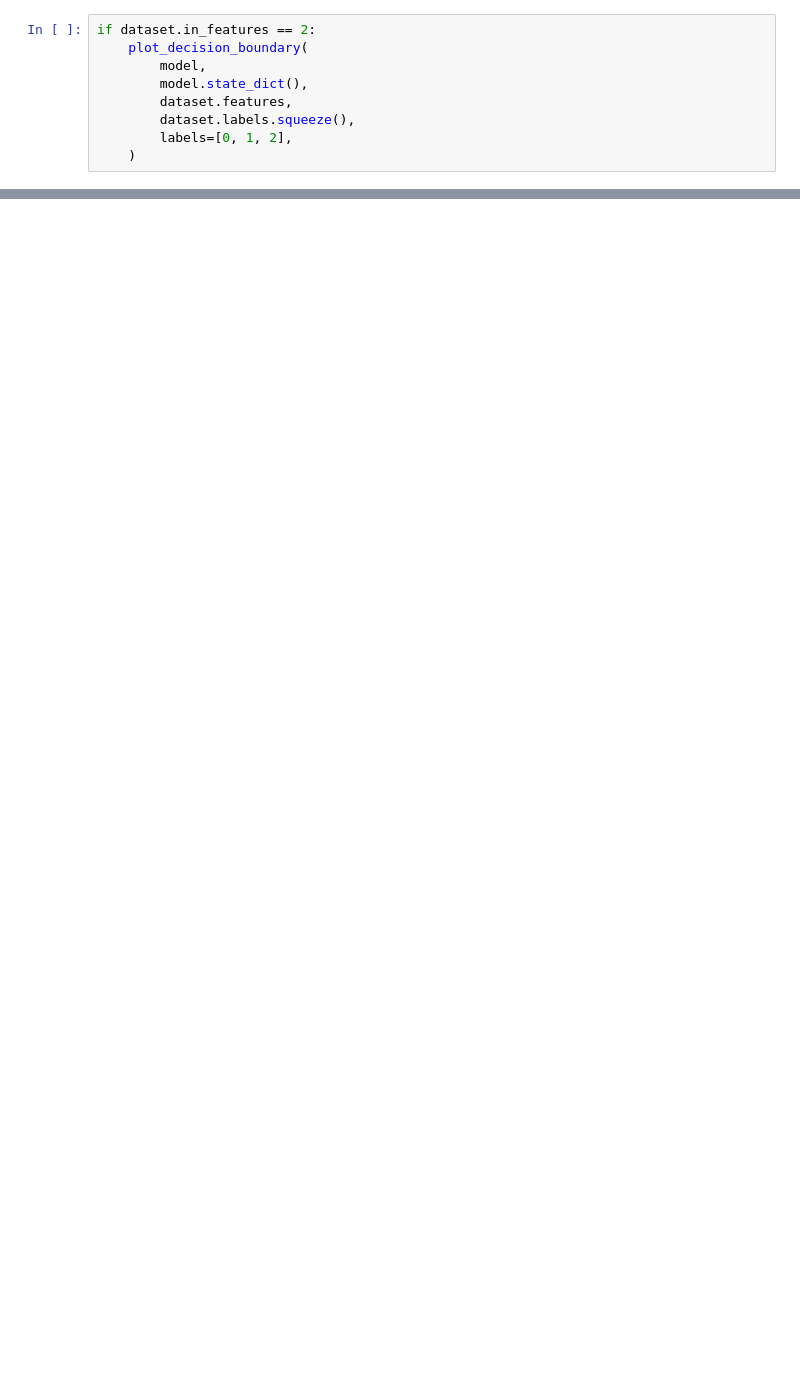
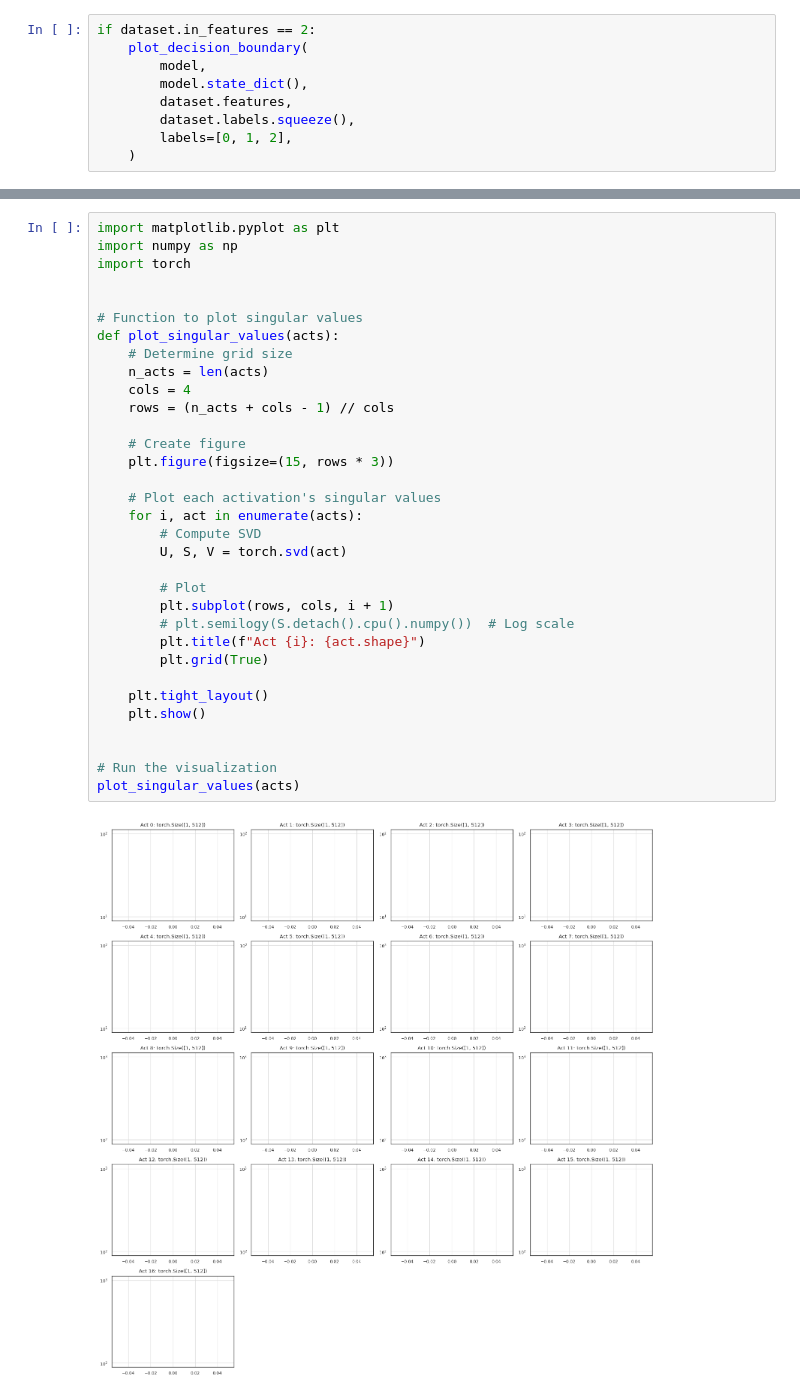
Before and after one commit to niniack/koopmann, a Jupyter notebook: analysis/00_original_model.ipynb, the cells around one changed output, grey strips where cells are left out. Drawn from its saved outputs; the diff is of its cells as text; blank space fills up the shorter version.

```diff
--- a/analysis/00_original_model.ipynb
+++ b/analysis/00_original_model.ipynb
@@ -169,0 +108,35 @@ findfont: Font family 'Times New Roman' not found.
+# %%
+import matplotlib.pyplot as plt
+import numpy as np
+import torch
+
+
+# Function to plot singular values
+def plot_singular_values(acts):
+    # Determine grid size
+    n_acts = len(acts)
+    cols = 4
+    rows = (n_acts + cols - 1) // cols
+
+    # Create figure
+    plt.figure(figsize=(15, rows * 3))
+
+    # Plot each activation's singular values
+    for i, act in enumerate(acts):
+        # Compute SVD
+        U, S, V = torch.svd(act)
+
+        # Plot
+        plt.subplot(rows, cols, i + 1)
+        # plt.semilogy(S.detach().cpu().numpy())  # Log scale
+        plt.title(f"Act {i}: {act.shape}")
+        plt.grid(True)
+
+    plt.tight_layout()
+    plt.show()
+
+
+# Run the visualization
+plot_singular_values(acts)
+# %% [output]
+[figure, added]
```
Also changed, not shown: parts of 9 cells of this notebook, 20 other files.
